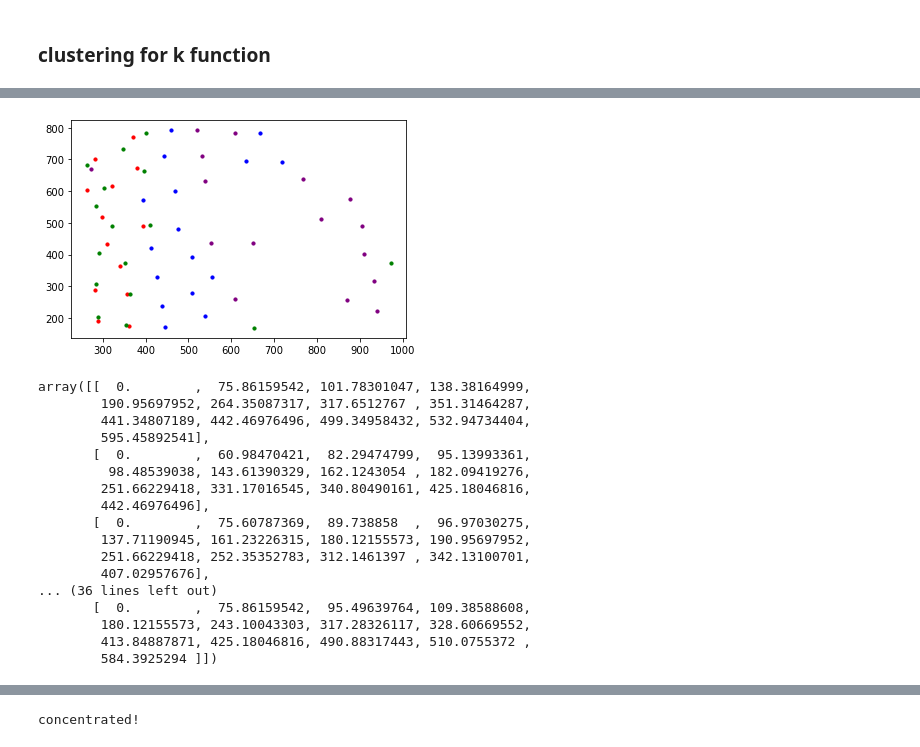
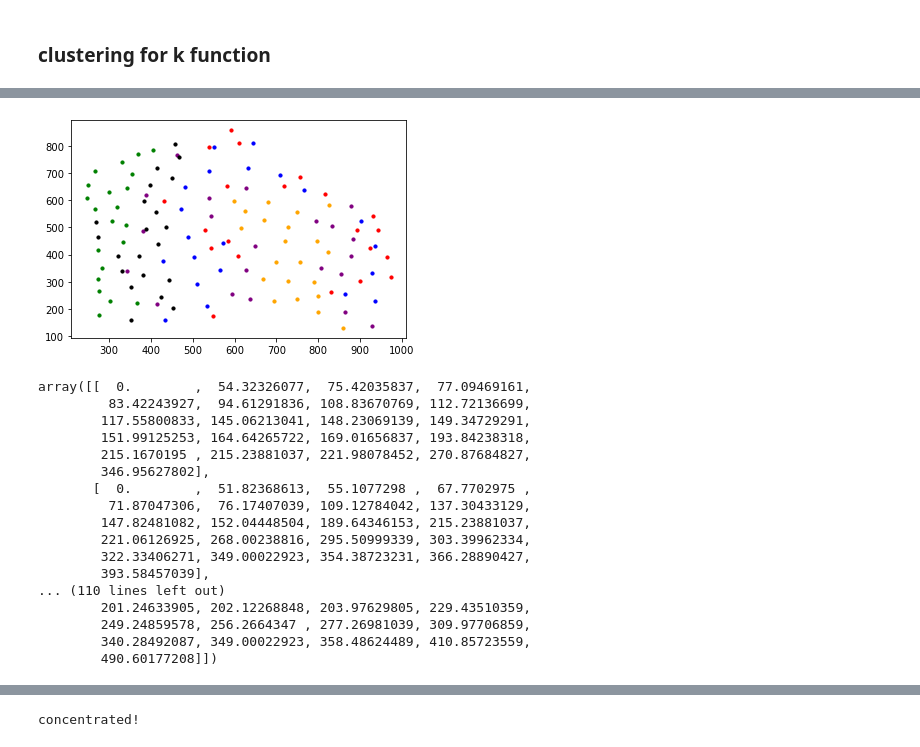
Before and after one commit to JialinLiOSU/choroColorRead, a Jupyter notebook: concentrationAnalysisLargePositive.ipynb, the cells around one changed output, grey strips where cells are left out. Drawn from its saved outputs; the diff is of its cells as text; code cells hidden in the pictures.

```diff
--- a/concentrationAnalysisLargePositive.ipynb
+++ b/concentrationAnalysisLargePositive.ipynb
@@ -482,10 +511,12 @@ zList0 = [colorGrey0 for i in range(len0)]
 zList1 = [colorGrey1 for i in range(len1)]
 zList2 = [colorGrey2 for i in range(len2)]
 zList3 = [colorGrey3 for i in range(len3)]
+zList4 = [colorGrey2 for i in range(len4)]
+zList5 = [colorGrey3 for i in range(len5)]
 # %%
 # attribute list and coordinate list
-zList = zList0 + zList1 + zList2 + zList3
-pixelCoordList_sample = pixelCoordList0_sample + pixelCoordList1_sample + pixelCoordList2_sample + pixelCoordList3_sample
+zList = zList0 + zList1 + zList2 + zList3 +zList4+zList5
+pixelCoordList_sample = pixelCoordList0_sample + pixelCoordList1_sample + pixelCoordList2_sample + pixelCoordList3_sample + pixelCoordList4_sample+pixelCoordList5_sample
 # %%
 xList = [pixelCoord[0] for pixelCoord in pixelCoordList_sample]
 yList = [pixelCoord[1] for pixelCoord in pixelCoordList_sample]
@@ -646,6 +676,8 @@ numCluster0, numCluster1, numCluster2, numCluster3 = numClusterEach,numClusterEa
 # %%
-kmeans0 = KMeans(n_clusters = numCluster0).fit(pixelCoordList0_sample)
-kmeans1 = KMeans(n_clusters = numCluster1).fit(pixelCoordList1_sample)
-kmeans2 = KMeans(n_clusters = numCluster2).fit(pixelCoordList2_sample)
-kmeans3 = KMeans(n_clusters = numCluster3).fit(pixelCoordList3_sample)
+kmeans0 = KMeans(n_clusters = numClusterEach).fit(pixelCoordList0_sample)
+kmeans1 = KMeans(n_clusters = numClusterEach).fit(pixelCoordList1_sample)
+kmeans2 = KMeans(n_clusters = numClusterEach).fit(pixelCoordList2_sample)
+kmeans3 = KMeans(n_clusters = numClusterEach).fit(pixelCoordList3_sample)
+kmeans4 = KMeans(n_clusters = numClusterEach).fit(pixelCoordList4_sample)
+kmeans5 = KMeans(n_clusters = numClusterEach).fit(pixelCoordList5_sample)
 # %%
@@ -656,6 +690,8 @@ zCenters2 = [colorGrey2 for i in range(kmeans2.cluster_centers_.shape[0])]
 # %%
-# coordCenters0 = kmeans0.cluster_centers_.tolist()
-# coordCenters1 = kmeans1.cluster_centers_.tolist()
+coordCenters0 = kmeans0.cluster_centers_.tolist()
+coordCenters1 = kmeans1.cluster_centers_.tolist()
 coordCenters2 = kmeans2.cluster_centers_.tolist()
-# coordCenters3 = kmeans3.cluster_centers_.tolist()
+coordCenters3 = kmeans3.cluster_centers_.tolist()
+coordCenters4 = kmeans4.cluster_centers_.tolist()
+coordCenters5 = kmeans5.cluster_centers_.tolist()
 # %%
@@ -664,22 +700,30 @@ coordCenters = coordCenters0 + coordCenters1 + coordCenters2 + coordCenters3
 # %%
 fig = plt.figure()
 ax = fig.add_subplot()
 xList = [pixelCoord[0] for pixelCoord in coordCenters0]
 yList = [pixelCoord[1] for pixelCoord in coordCenters0]
 ax.scatter(xList, yList, s = 10,c = 'blue')
 
 xList = [pixelCoord[0] for pixelCoord in coordCenters1]
 yList = [pixelCoord[1] for pixelCoord in coordCenters1]
 ax.scatter(xList, yList, s = 10,c = 'purple')
 
 # only focus on the category with largest value
 xList = [pixelCoord[0] for pixelCoord in coordCenters2]
 yList = [pixelCoord[1] for pixelCoord in coordCenters2]
 ax.scatter(xList, yList, s = 10,c = 'red')
 
 xList = [pixelCoord[0] for pixelCoord in coordCenters3]
 yList = [pixelCoord[1] for pixelCoord in coordCenters3]
 ax.scatter(xList, yList, s = 10,c = 'green')
+
+xList = [pixelCoord[0] for pixelCoord in coordCenters4]
+yList = [pixelCoord[1] for pixelCoord in coordCenters4]
+ax.scatter(xList, yList, s = 10,c = 'black')
+
+xList = [pixelCoord[0] for pixelCoord in coordCenters5]
+yList = [pixelCoord[1] for pixelCoord in coordCenters5]
+ax.scatter(xList, yList, s = 10,c = 'orange')
 plt.show()
 # %% [output]
-[figure, old version]
+[figure, new version]
@@ -686,28 +733,28 @@ plt.show()
 # %%
-classHighestValues = coordCenters2 # the third color is with the largest value
+classHighestValues = coordCenters5 # the third color is with the largest value
 X = np.array([[coord[0],coord[1]] for coord in classHighestValues])
 kdt = KDTree(X, leaf_size=30, metric='euclidean')
 queryResults = kdt.query(X, k=len(classHighestValues), return_distance=True)
 distanceArray = queryResults[0]
 distanceArray
 # %% [output]
-array([[  0.        ,  75.86159542, 101.78301047, 138.38164999,
-        190.95697952, 264.35087317, 317.6512767 , 351.31464287,
-        441.34807189, 442.46976496, 499.34958432, 532.94734404,
-        595.45892541],
-       [  0.        ,  60.98470421,  82.29474799,  95.13993361,
-         98.48539038, 143.61390329, 162.1243054 , 182.09419276,
-        251.66229418, 331.17016545, 340.80490161, 425.18046816,
-        442.46976496],
-       [  0.        ,  75.60787369,  89.738858  ,  96.97030275,
-        137.71190945, 161.23226315, 180.12155573, 190.95697952,
-        251.66229418, 252.35352783, 312.1461397 , 342.13100701,
-        407.02957676],
-... (36 lines left out)
-       [  0.        ,  75.86159542,  95.49639764, 109.38588608,
-        180.12155573, 243.10043303, 317.28326117, 328.60669552,
-        413.84887871, 425.18046816, 490.88317443, 510.0755372 ,
-        584.3925294 ]])
+array([[  0.        ,  54.32326077,  75.42035837,  77.09469161,
+         83.42243927,  94.61291836, 108.83670769, 112.72136699,
+        117.55800833, 145.06213041, 148.23069139, 149.34729291,
+        151.99125253, 164.64265722, 169.01656837, 193.84238318,
+        215.1670195 , 215.23881037, 221.98078452, 270.87684827,
+        346.95627802],
+       [  0.        ,  51.82368613,  55.1077298 ,  67.7702975 ,
+         71.87047306,  76.17407039, 109.12784042, 137.30433129,
+        147.82481082, 152.04448504, 189.64346153, 215.23881037,
+        221.06126925, 268.00238816, 295.50999339, 303.39962334,
+        322.33406271, 349.00022923, 354.38723231, 366.28890427,
+        393.58457039],
+... (110 lines left out)
+        201.24633905, 202.12268848, 203.97629805, 229.43510359,
+        249.24859578, 256.2664347 , 277.26981039, 309.97706859,
+        340.28492087, 349.00022923, 358.48624489, 410.85723559,
+        490.60177208]])
 # %%
 import statistics
 # %%
```
Also changed, not shown: parts of 33 cells of this notebook, 17 other files.
